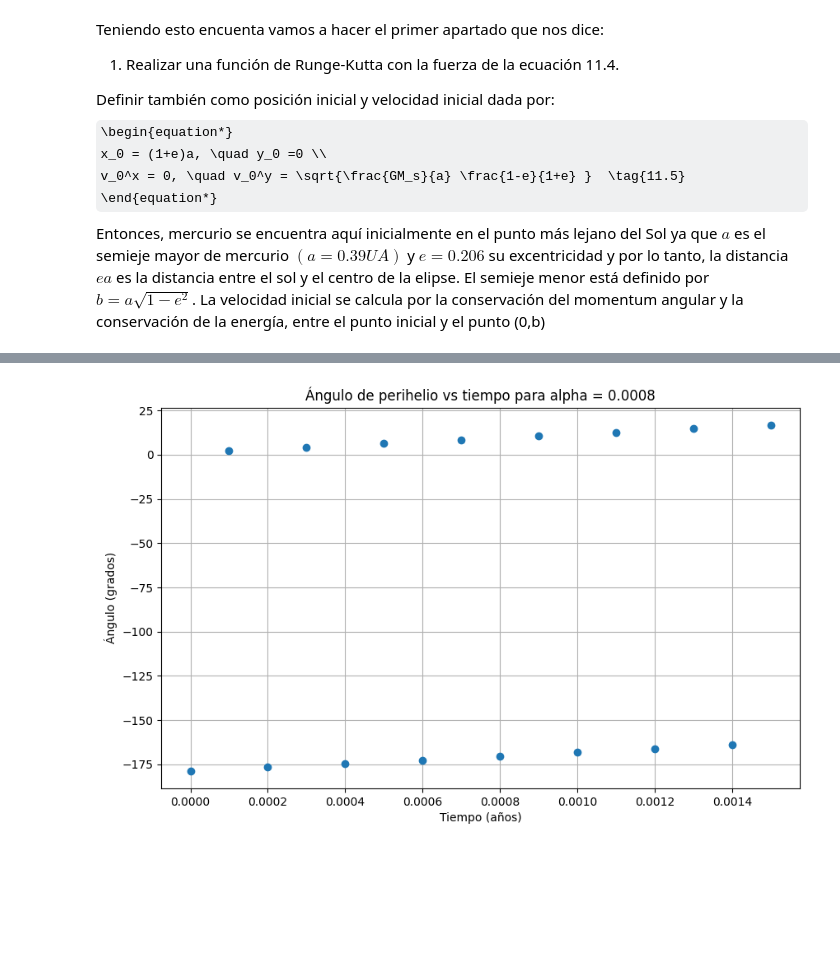
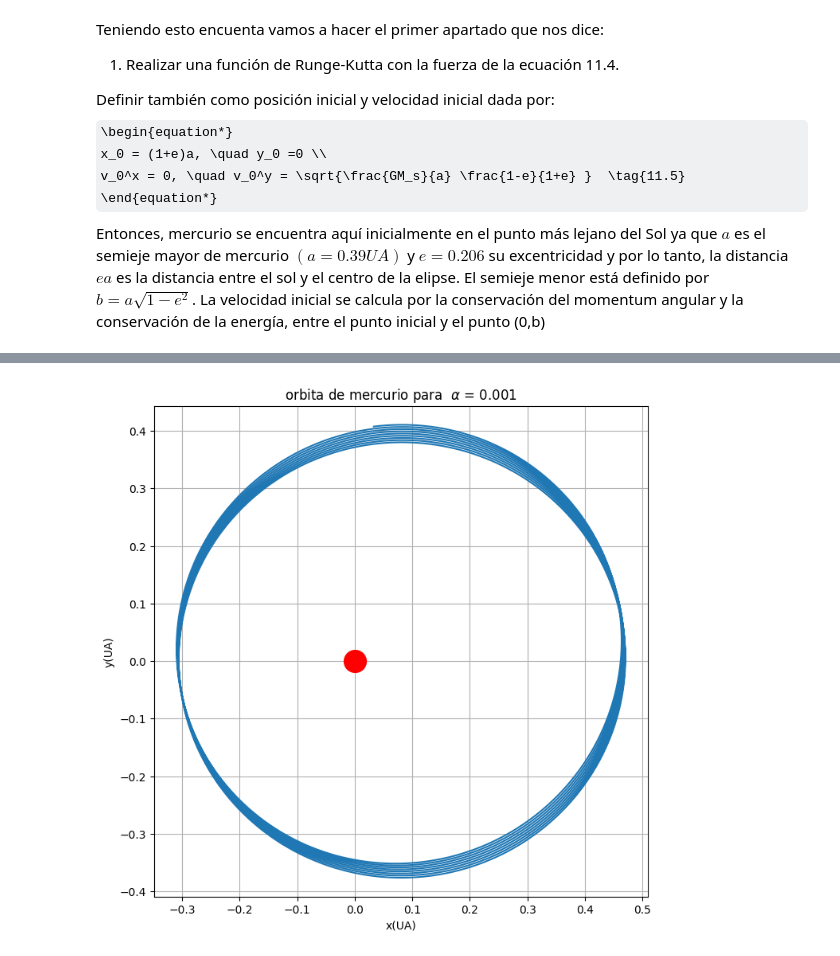
Before and after one commit to JFernando6321/computational-physics-projects, a Jupyter notebook: perihelio_de_mercurio.ipynb, the cells around one changed output, grey strips where cells are left out. Drawn from its saved outputs; the diff is of its cells as text; code cells hidden in the pictures; some formulas as TeX source; blank space fills up the shorter version.

```diff
--- a/perihelio_de_mercurio.ipynb
+++ b/perihelio_de_mercurio.ipynb
@@ -161,33 +158,16 @@ Ahoa para la parte del angulo $\theta$ y la precesión del perihelio
-# %%
-# definimos la función para calcular el angulo
-
-def calcular_theta(x,y):
-  return np.arctan2(y,x)
-
-# ahora calculamos dr/dt
-def calcular_dr_dt(x,y, vx, vy):
-  r = np.sqrt(x**2 + y**2)
-  dr_dt = (vx*x + vy*y)/r
-  return dr_dt
-
-# calculamos el angulo cuando dr/dt=0
-theta_p = []
-for i in range(1, N-1):
-  drdt = calcular_dr_dt(x[i], y[i], vx[i], vy[i])
-  if drdt*calcular_dr_dt(x[i-1], y[i-1], vx[i-1], vy[i-1]) < 0:
-    theta_p.append(calcular_theta(x[i], y[i]))
-
-#combertimos de radianes a grados
-theta_p = np.array(theta_p)
-theta_p_deg = np.degrees(theta_p)
-
-#graficamos el ángulo como función del tiempo:
-plt.figure(figsize=(10,6))
-plt.plot(t[:len(theta_p_deg)], theta_p_deg, 'o' )
-plt.xlabel('Tiempo (años)')
-plt.ylabel('Ángulo (grados)')
-plt.title('Ángulo de perihelio vs tiempo para alpha = {}'.format(alpha))
-plt.grid()
-plt.show()
-# %% [output]
-[figure, removed]
+# %%
+x_2, y_2, vx_2, vy_2, t = runge_kutta_4(x0, y0, vx0 ,vy0 , dt, N, 0.001)
+
+# Obtenemos la orbita que buscamos
+
+plt.figure(figsize=(8,8))
+plt.plot(x_2,y_2)
+plt.xlabel('x(UA)')
+plt.ylabel('y(UA)')
+plt.title('orbita de mercurio para  $\\alpha$ = 0.001' )
+plt.grid()
+plt.axis('equal')
+plt.plot([0],[0],'or',markersize=20)
+plt.show()
+# %% [output]
+[figure, added]
```
Also changed, not shown: parts of 12 cells of this notebook.
